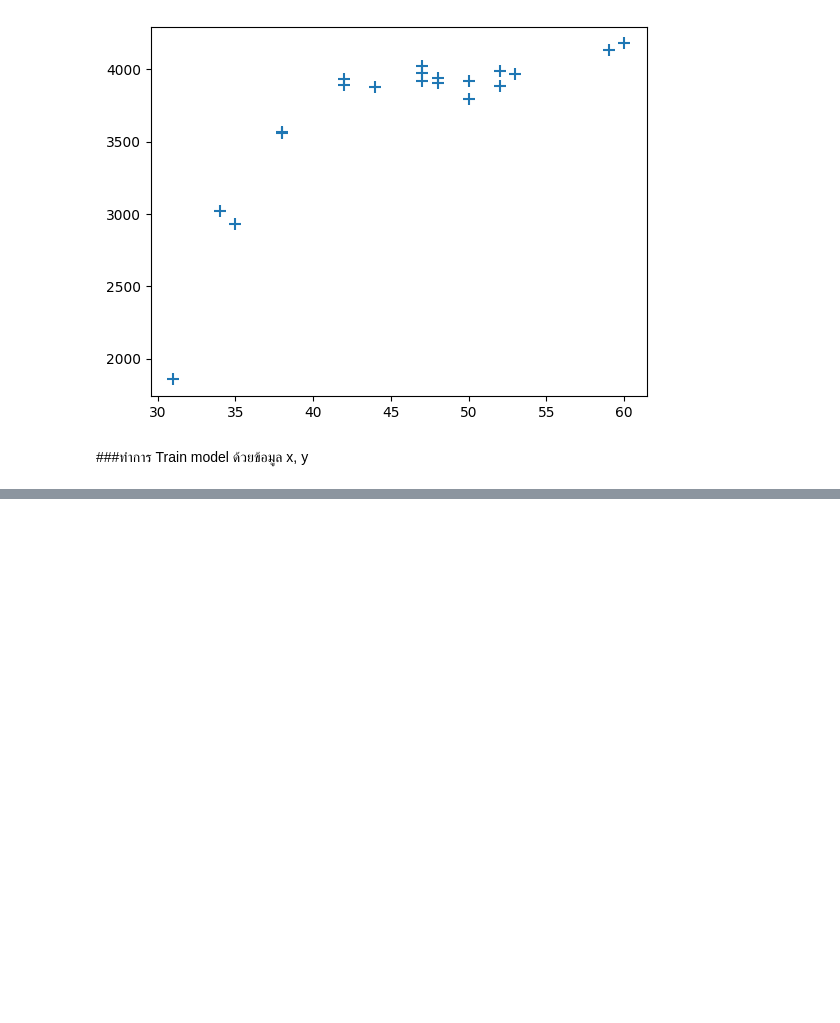
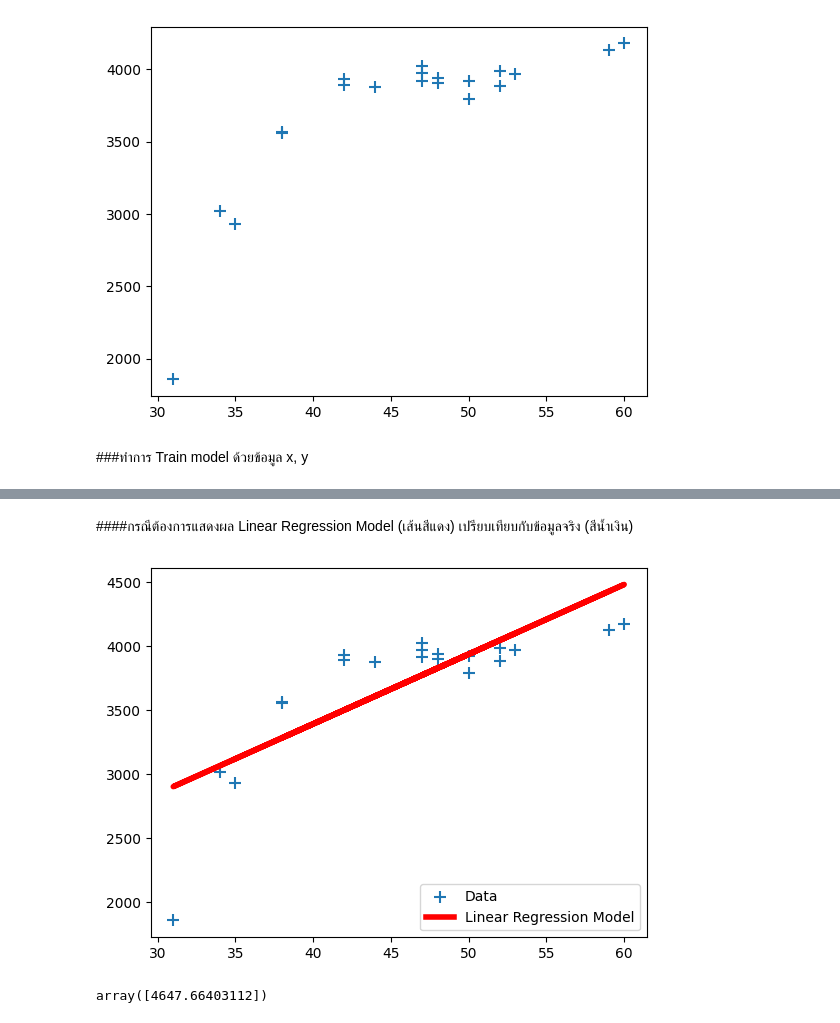
Before and after one commit to Saharuth/MachineLearning, a Jupyter notebook: regression_ex/linear_regression_01.ipynb, the cells around one changed output, grey strips where cells are left out. Drawn from its saved outputs; the diff is of its cells as text; code cells hidden in the pictures; blank space fills up the shorter version.

```diff
--- a/regression_ex/linear_regression_01.ipynb
+++ b/regression_ex/linear_regression_01.ipynb
@@ -29,0 +41,2 @@ LR.fit(x, y)
+# %%
+y_pred = LR.predict(x)
@@ -29,0 +57,18 @@ LR.fit(x, y)
+# %% [markdown]
+####กรณีต้องการแสดงผล Linear Regression Model (เส้นสีแดง) เปรียบเทียบกับข้อมูลจริง (สีน้ำเงิน)
+# %%
+# Plot ข้อมูล (x,y)
+plt.scatter(x, y, s = 80, marker = '+', label = 'Data')
+
+# Plot Linear Regression Model (x,y_pred)
+plt.plot(x, y_pred, linewidth = 4, color = 'r', label = 'Linear Regression Model')
+
+plt.legend(loc='lower right')
+plt.show()
+# %% [output]
+[figure, added]
+# %%
+LR.predict([[63]])
+# ถ้าต้องการทำนายค่าด้วยฟังชัน predict() จะต้องใส่ argument เป็น array 2D
+# %% [output]
+array([4647.66403112])
```
Also changed, not shown: parts of 4 cells of this notebook.
